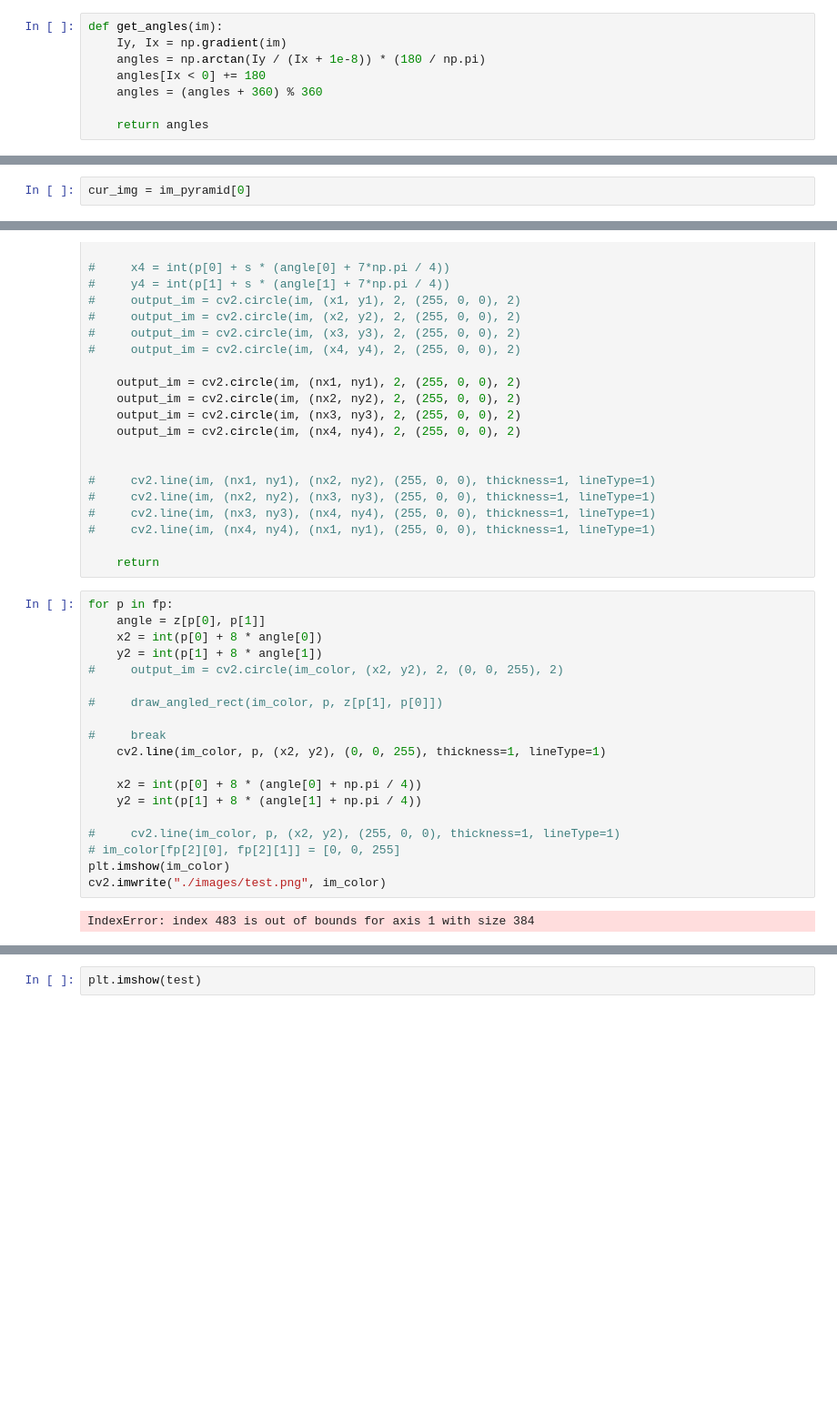
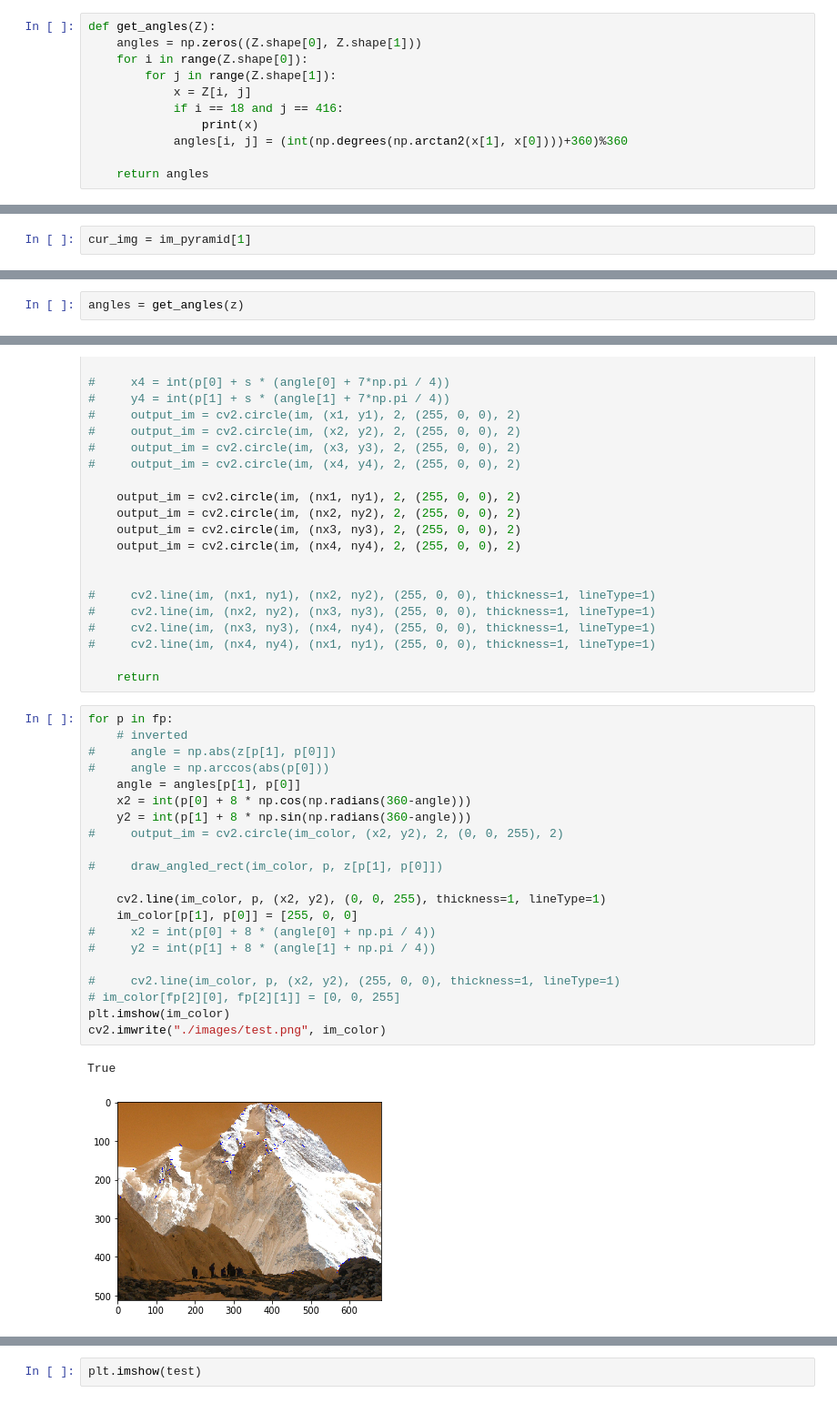
Before and after one commit to nikitagalayda/recognizing_panoramaas, a Jupyter notebook: program.ipynb, the cells around one changed output, grey strips where cells are left out. Shown at 91% size. Drawn from its saved outputs; the diff is of its cells as text; blank space fills up the shorter version.

Commit message:
fix angle draw

```diff
--- a/program.ipynb
+++ b/program.ipynb
@@ -97,14 +97,17 @@ def get_orientations(M, so=4.5):
         res.append(tmp)
 
     return np.array(res)
-# %%
-def get_angles(im):
-    Iy, Ix = np.gradient(im)
-    angles = np.arctan(Iy / (Ix + 1e-8)) * (180 / np.pi)
-    angles[Ix < 0] += 180
-    angles = (angles + 360) % 360
-
-    return angles
+# %%
+def get_angles(Z):
+    angles = np.zeros((Z.shape[0], Z.shape[1]))
+    for i in range(Z.shape[0]):
+        for j in range(Z.shape[1]):
+            x = Z[i, j]
+            if i == 18 and j == 416:
+                print(x)
+            angles[i, j] = (int(np.degrees(np.arctan2(x[1], x[0])))+360)%360
+
+    return angles
 # %%
 def rotate_image(image, angle):
     image_center = tuple(np.array(image.shape[1::1]) / 2)
@@ -145,7 +158,7 @@ def get_patch(image, p, angle, s=8):
 # %%
 im_pyramid = get_gauss_pyramid(im_gray)
 # %%
-cur_img = im_pyramid[0]
+cur_img = im_pyramid[1]
 # %%
 test_img = cur_img.copy()
 # %%
@@ -156,0 +170,2 @@ z = get_orientations(cur_img)
+# %%
+angles = get_angles(z)
@@ -223,22 +240,25 @@ def draw_angled_rect(im, p, a, s=30):
     return
 # %%
 for p in fp:
-    angle = z[p[0], p[1]]
-    x2 = int(p[0] + 8 * angle[0])
-    y2 = int(p[1] + 8 * angle[1])
+    # inverted
+#     angle = np.abs(z[p[1], p[0]])
+#     angle = np.arccos(abs(p[0]))
+    angle = angles[p[1], p[0]]
+    x2 = int(p[0] + 8 * np.cos(np.radians(360-angle)))
+    y2 = int(p[1] + 8 * np.sin(np.radians(360-angle)))
 #     output_im = cv2.circle(im_color, (x2, y2), 2, (0, 0, 255), 2)
 
 #     draw_angled_rect(im_color, p, z[p[1], p[0]])
 
-#     break
     cv2.line(im_color, p, (x2, y2), (0, 0, 255), thickness=1, lineType=1)
-
-    x2 = int(p[0] + 8 * (angle[0] + np.pi / 4))
-    y2 = int(p[1] + 8 * (angle[1] + np.pi / 4))
+    im_color[p[1], p[0]] = [255, 0, 0]
+#     x2 = int(p[0] + 8 * (angle[0] + np.pi / 4))
+#     y2 = int(p[1] + 8 * (angle[1] + np.pi / 4))
 
 #     cv2.line(im_color, p, (x2, y2), (255, 0, 0), thickness=1, lineType=1)
 # im_color[fp[2][0], fp[2][1]] = [0, 0, 255]
 plt.imshow(im_color)
 cv2.imwrite("./images/test.png", im_color)
 # %% [output]
-IndexError: index 483 is out of bounds for axis 1 with size 384
+True
+[figure, added]
```
Also changed, not shown: parts of 18 cells of this notebook.
